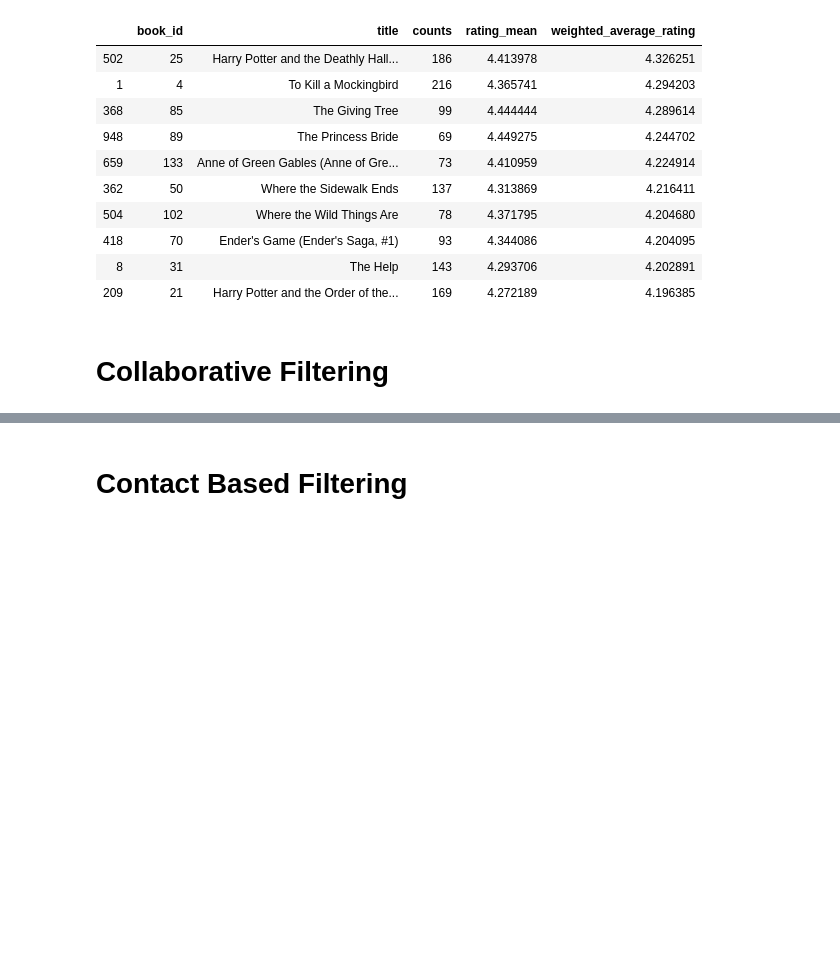
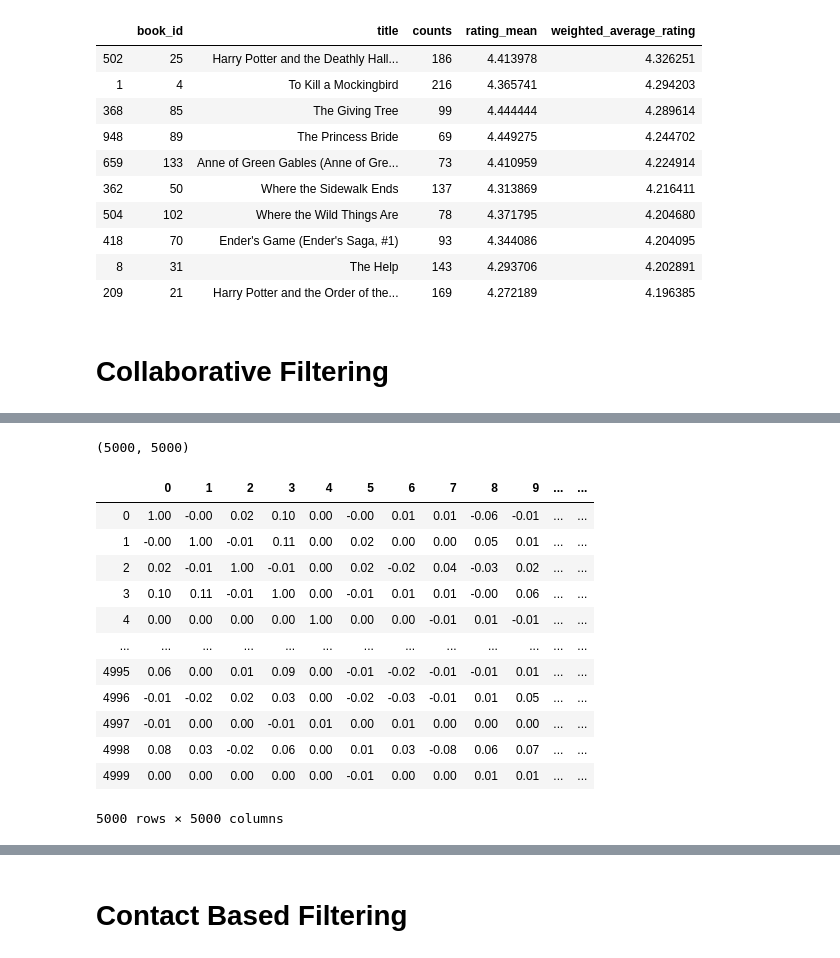
Before and after one commit to Lea1612/AI_Recommender_Systems, a Jupyter notebook: Notebook.ipynb, the cells around one changed output, grey strips where cells are left out. Cells and saved outputs as stored; diff of their text form; code cells hidden in the pictures; blank space fills up the shorter version.

```diff
--- a/Notebook.ipynb
+++ b/Notebook.ipynb
@@ -240,7 +246,3 @@ age_recommendation_df.head(10)
 | 209 | 21 | Harry Potter and the Order of the... | 169 | 4.272189 | 4.196385 |
 # %% [markdown]
 # Collaborative Filtering
-# %%
-b_r_u_df = pd.merge(books_df[['book_id', 'title', 'goodreads_book_id']], ratings_df, on='book_id', how='inner')
-b_r_u_df = pd.merge(b_r_u_df, users_df, on='user_id', how='inner')
-b_r_u_df.head(2)
@@ -275,0 +251,4 @@ pd.merge(b_r_u_df, goodreadsbook_tagname_df, on='goodreads_book_id', how='inner'
+# %%
+ratings_pd = b_r_u_df.pivot_table(index='user_id', columns='title', values='rating')
+ratings = ratings_pd.to_numpy()
+ratings_pd
@@ -275,0 +270,3 @@ pd.merge(b_r_u_df, goodreadsbook_tagname_df, on='goodreads_book_id', how='inner'
+# %%
+mean_user_rating = ratings_pd.mean(axis=1).to_numpy().reshape(-1, 1)
+mean_user_rating.round(2)
@@ -275,0 +281,4 @@ pd.merge(b_r_u_df, goodreadsbook_tagname_df, on='goodreads_book_id', how='inner'
+# %%
+ratings_diff = (ratings - mean_user_rating)
+ratings_diff[np.isnan(ratings_diff)] = 0
+ratings_diff.round(2)
@@ -275,0 +293,19 @@ pd.merge(b_r_u_df, goodreadsbook_tagname_df, on='goodreads_book_id', how='inner'
+# %%
+user_similarity = 1-pairwise_distances(ratings_diff, metric='cosine')
+print(user_similarity.shape)
+pd.DataFrame(user_similarity).round(2)
+# %% [output]
+(5000, 5000)
+|  | 0 | 1 | 2 | 3 | 4 | 5 | 6 | 7 | 8 | 9 | ... | ... |
+| 0 | 1.00 | -0.00 | 0.02 | 0.10 | 0.00 | -0.00 | 0.01 | 0.01 | -0.06 | -0.01 | ... | ... |
+| 1 | -0.00 | 1.00 | -0.01 | 0.11 | 0.00 | 0.02 | 0.00 | 0.00 | 0.05 | 0.01 | ... | ... |
+| 2 | 0.02 | -0.01 | 1.00 | -0.01 | 0.00 | 0.02 | -0.02 | 0.04 | -0.03 | 0.02 | ... | ... |
+| 3 | 0.10 | 0.11 | -0.01 | 1.00 | 0.00 | -0.01 | 0.01 | 0.01 | -0.00 | 0.06 | ... | ... |
+| 4 | 0.00 | 0.00 | 0.00 | 0.00 | 1.00 | 0.00 | 0.00 | -0.01 | 0.01 | -0.01 | ... | ... |
+| ... | ... | ... | ... | ... | ... | ... | ... | ... | ... | ... | ... | ... |
+| 4995 | 0.06 | 0.00 | 0.01 | 0.09 | 0.00 | -0.01 | -0.02 | -0.01 | -0.01 | 0.01 | ... | ... |
+| 4996 | -0.01 | -0.02 | 0.02 | 0.03 | 0.00 | -0.02 | -0.03 | -0.01 | 0.01 | 0.05 | ... | ... |
+| 4997 | -0.01 | 0.00 | 0.00 | -0.01 | 0.01 | 0.00 | 0.01 | 0.00 | 0.00 | 0.00 | ... | ... |
+| 4998 | 0.08 | 0.03 | -0.02 | 0.06 | 0.00 | 0.01 | 0.03 | -0.08 | 0.06 | 0.07 | ... | ... |
+| 4999 | 0.00 | 0.00 | 0.00 | 0.00 | 0.00 | -0.01 | 0.00 | 0.00 | 0.01 | 0.01 | ... | ... |
+5000 rows × 5000 columns
```
Also changed, not shown: parts of 22 cells of this notebook.
